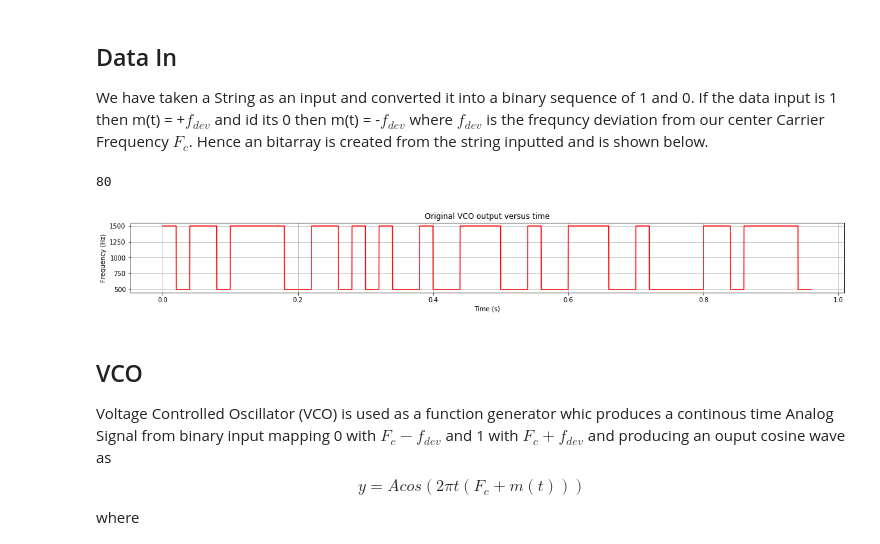
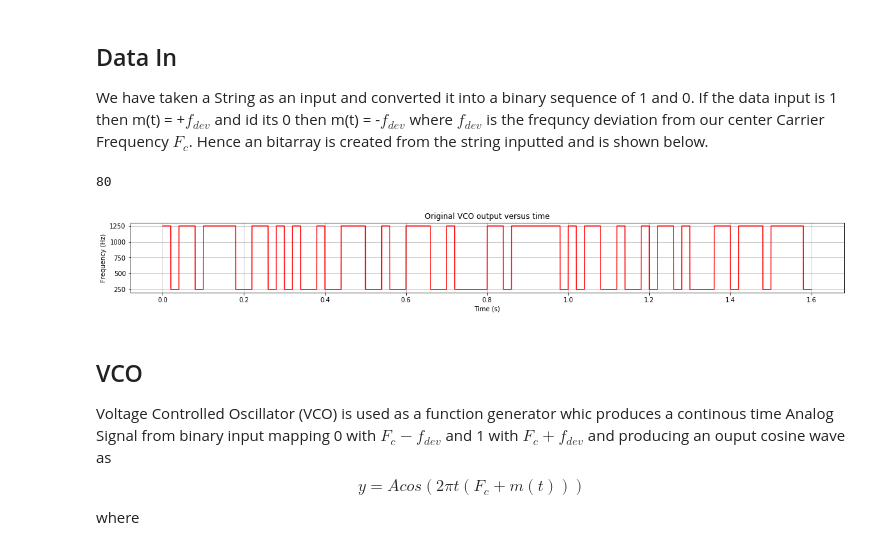
Before and after one commit to PracheeJaviya/AFSK, a Jupyter notebook: FSK_Modulation_Demodulation.ipynb, the cells around one changed output. Cells and saved outputs as stored; diff of their text form; code cells hidden in the pictures.

```diff
--- a/FSK_Modulation_Demodulation.ipynb
+++ b/FSK_Modulation_Demodulation.ipynb
@@ -55,21 +55,29 @@ We have taken a String as an input and converted it into a binary sequence of 1
 # %%
 """
 Data in
 """
 #generate some random data for testing
+t = np.arange(0,float(N)/float(Fbit),1/float(Fs), dtype=np.float)
+#extend the data_in to account for the bitrate and convert 0/1 to frequency
+m = np.zeros(0).astype(float)
+for bit in data_in:
+    if bit == 0:
+        m=np.hstack((m,np.multiply(np.ones(Fs//Fbit),Fc+Fdev)))
+    else:
+        m=np.hstack((m,np.multiply(np.ones(Fs//Fbit),Fc-Fdev)))
 data_in = tobitarray("Hello Sir!")
 N = len(data_in) #Total Data Bits to send
 print(N)
 np.seterr(divide = 'ignore')
 pl.figure(figsize=(20,2))
 pl.plot(t[0:int(Fs*N//Fbit)],m[0:int(Fs*N//Fbit)], color = 'red')
 pl.xlabel('Time (s)')
 pl.ylabel('Frequency (Hz)')
 pl.title('Original VCO output versus time')
 pl.grid(True)
 # %% [output]
 80
-[figure, old version]
+[figure, new version]
 # %% [markdown]
 ## VCO
 
```
Also changed, not shown: parts of 6 cells of this notebook.
